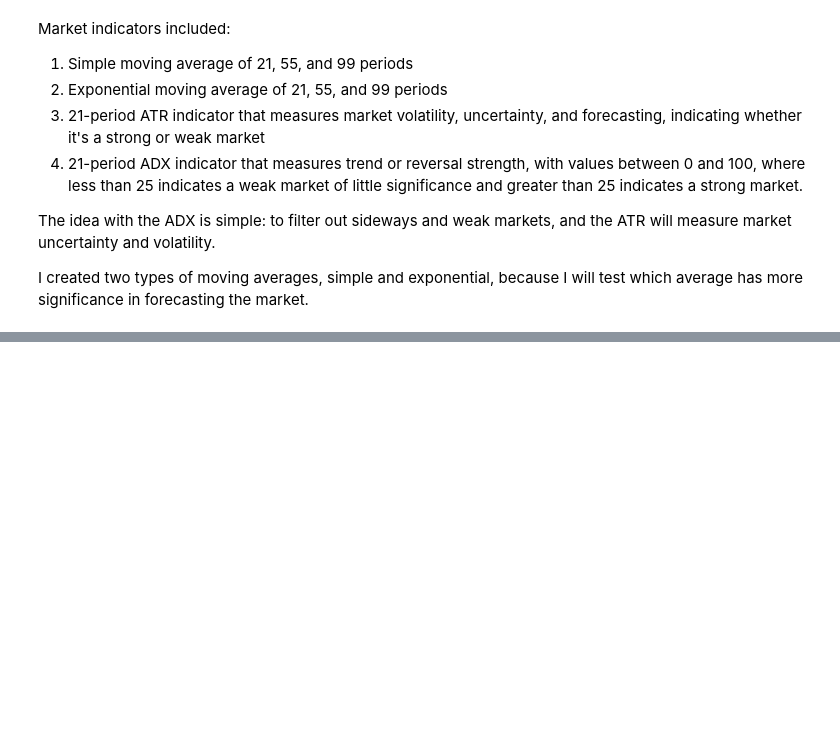
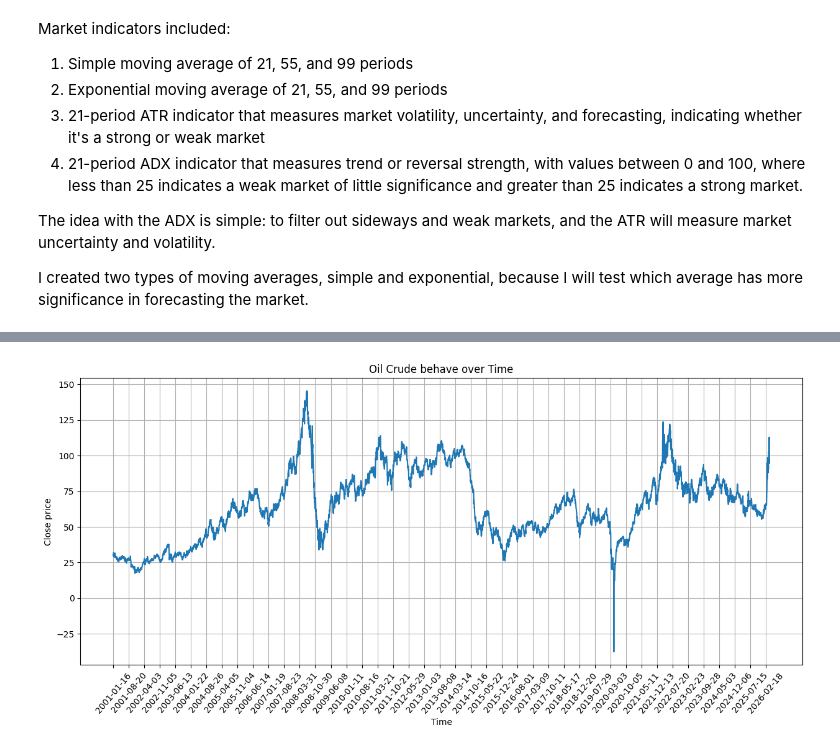
Before and after one commit to christiantommasi/public_tommasi_portfolio, a Jupyter notebook: 2_oil_crude_data_price/1_oil_crude.ipynb, the cells around one changed output, grey strips where cells are left out. Saved outputs shown, nothing was run; the diff lists cells and outputs as text; code cells hidden in the pictures; blank space fills up the shorter version.

Commit message:
oil crude version 1.0.2

```diff
--- a/2_oil_crude_data_price/1_oil_crude.ipynb
+++ b/2_oil_crude_data_price/1_oil_crude.ipynb
@@ -239,0 +295,12 @@ plt.show()
+# %%
+plt.plot(df.index, df.Close, label='Close')
+plt.xlabel('Time')
+plt.ylabel('Close price')
+plt.title('Oil Crude behave over Time')
+plt.grid(True)
+ax = plt.gca()
+ax.set_xticks(df.index[::150]) # Show over 150 periods
+plt.xticks(rotation=50)
+plt.show()
+# %% [output]
+[figure, added]
```
Also changed, not shown: parts of 25 cells of this notebook.
